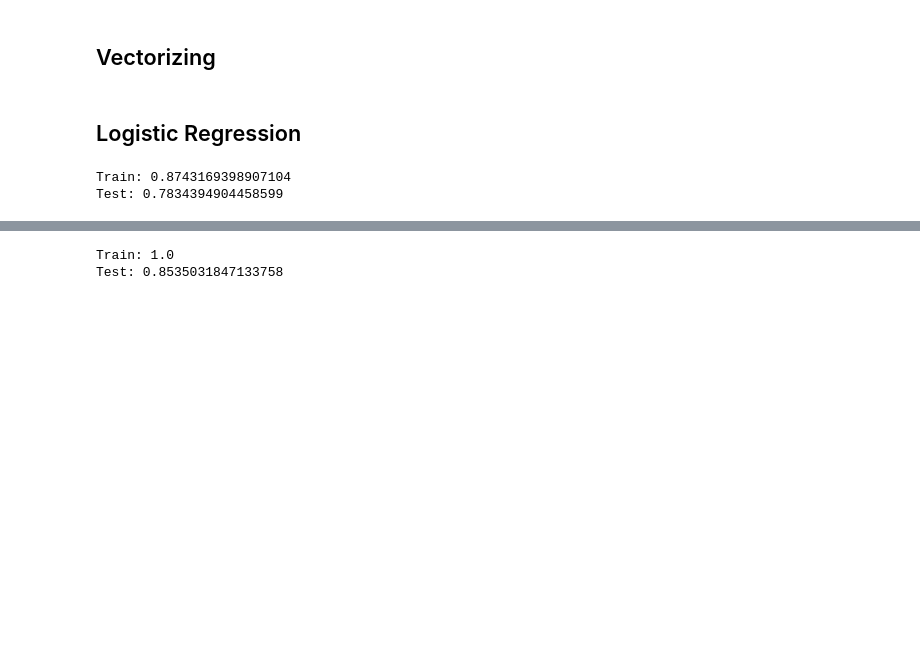
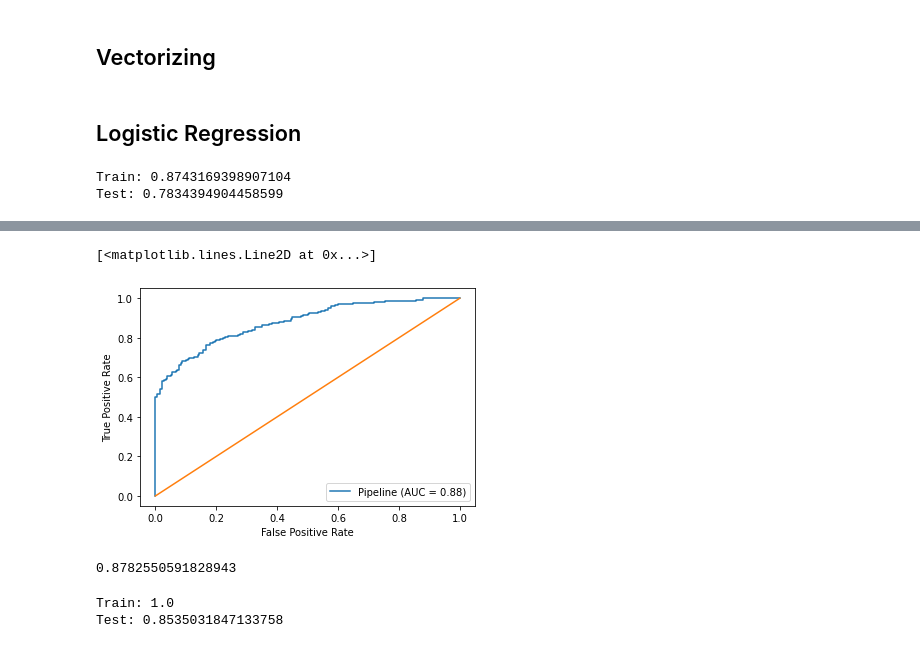
Before and after one commit to danielmberry/fortune-100-company-press-release-language-analysis, a Jupyter notebook: 07-NLP-modeling.ipynb, the cells around one changed output, grey strips where cells are left out. Saved outputs shown, nothing was run; the diff lists cells and outputs as text; code cells hidden in the pictures; blank space fills up the shorter version.

```diff
--- a/07-NLP-modeling.ipynb
+++ b/07-NLP-modeling.ipynb
@@ -151,3 +154,15 @@ Test: 0.7834394904458599
+# %%
+# ROC curve
+metrics.plot_roc_curve(pipe_l2, X_test, y_test)
+# add worst case scenario line
+plt.plot([0, 1], [0, 1]);
+# %% [output]
+[<matplotlib.lines.Line2D at 0x...>]
+[figure, added]
+# %%
+metrics.roc_auc_score(y_test, pipe_l2.predict_proba(X_test)[:,1])
+# %% [output]
+0.8782550591828943
 # %%
 # Logistic Regression Classifier - penalty: 'none'
 
```
Also changed, not shown: parts of 22 cells of this notebook.
